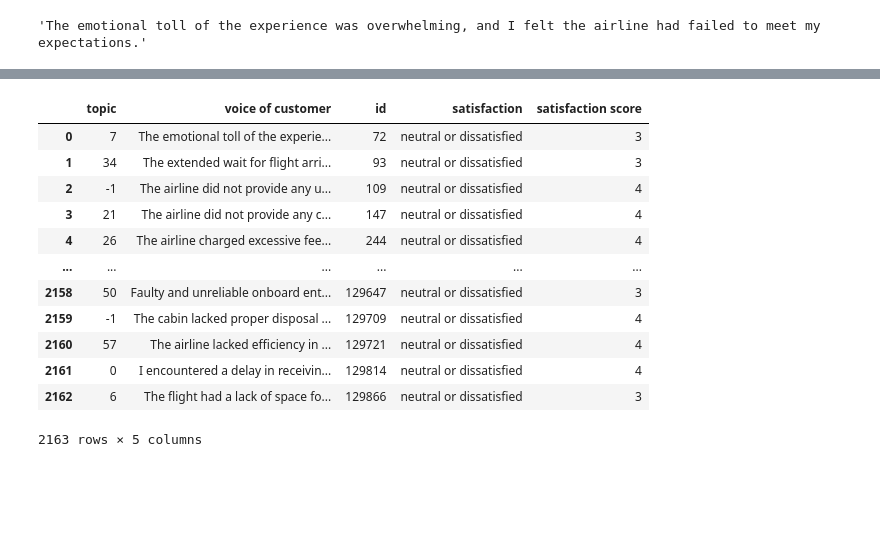
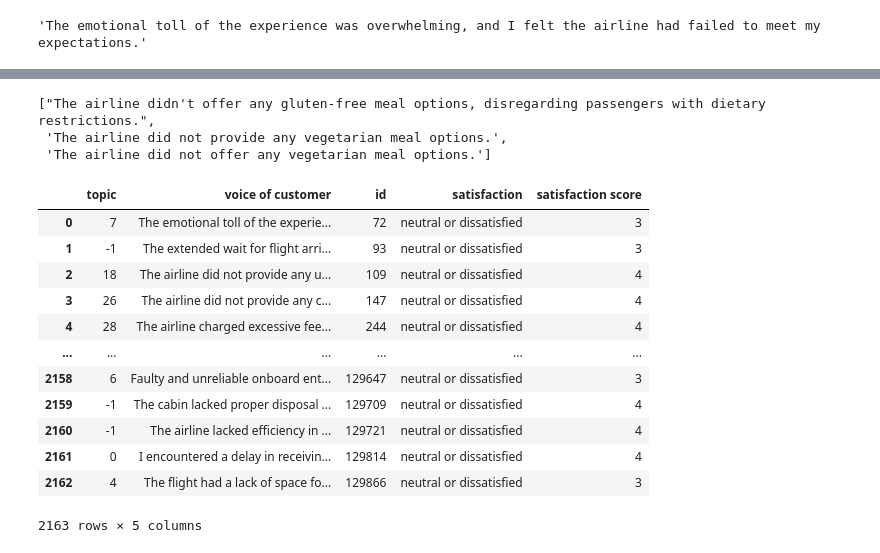
Before and after one commit to zihaow17/SMU_DSAxMaersk_Case_Comp_2023, a Jupyter notebook: eda_voice.ipynb, the cells around one changed output, grey strips where cells are left out. Drawn from its saved outputs; the diff is of its cells as text; code cells hidden in the pictures; blank space fills up the shorter version.

Commit message:
Updated topic modeling with comments

```diff
--- a/eda_voice.ipynb
+++ b/eda_voice.ipynb
@@ -232,17 +252,25 @@ topic_model.get_representative_docs(0)
+# %%
+# representitive complaint for topic 0
+topic_model.get_representative_docs(0)
+# %% [output]
+["The airline didn't offer any gluten-free meal options, disregarding passengers with dietary restrictions.",
+ 'The airline did not provide any vegetarian meal options.',
+ 'The airline did not offer any vegetarian meal options.']
 # %%
 topic_df = pd.DataFrame({'topic': topics, 'voice of customer':bert_text}).merge(df_bert, on='voice of customer')
+topic_df.to_csv('topic_modeling/bertopics_topic_results.csv')
 topic_df
 # %% [output]
 |  | topic | voice of customer | id | satisfaction | satisfaction score |
 | 0 | 7 | The emotional toll of the experie... | 72 | neutral or dissatisfied | 3 |
-| 1 | 34 | The extended wait for flight arri... | 93 | neutral or dissatisfied | 3 |
-| 2 | -1 | The airline did not provide any u... | 109 | neutral or dissatisfied | 4 |
-| 3 | 21 | The airline did not provide any c... | 147 | neutral or dissatisfied | 4 |
-| 4 | 26 | The airline charged excessive fee... | 244 | neutral or dissatisfied | 4 |
+| 1 | -1 | The extended wait for flight arri... | 93 | neutral or dissatisfied | 3 |
+| 2 | 18 | The airline did not provide any u... | 109 | neutral or dissatisfied | 4 |
+| 3 | 26 | The airline did not provide any c... | 147 | neutral or dissatisfied | 4 |
+| 4 | 28 | The airline charged excessive fee... | 244 | neutral or dissatisfied | 4 |
 | ... | ... | ... | ... | ... | ... |
-| 2158 | 50 | Faulty and unreliable onboard ent... | 129647 | neutral or dissatisfied | 3 |
+| 2158 | 6 | Faulty and unreliable onboard ent... | 129647 | neutral or dissatisfied | 3 |
 | 2159 | -1 | The cabin lacked proper disposal ... | 129709 | neutral or dissatisfied | 4 |
-| 2160 | 57 | The airline lacked efficiency in ... | 129721 | neutral or dissatisfied | 4 |
+| 2160 | -1 | The airline lacked efficiency in ... | 129721 | neutral or dissatisfied | 4 |
 | 2161 | 0 | I encountered a delay in receivin... | 129814 | neutral or dissatisfied | 4 |
-| 2162 | 6 | The flight had a lack of space fo... | 129866 | neutral or dissatisfied | 3 |
+| 2162 | 4 | The flight had a lack of space fo... | 129866 | neutral or dissatisfied | 3 |
 2163 rows × 5 columns
```
Also changed, not shown: parts of 16 cells of this notebook, 6 other files.
